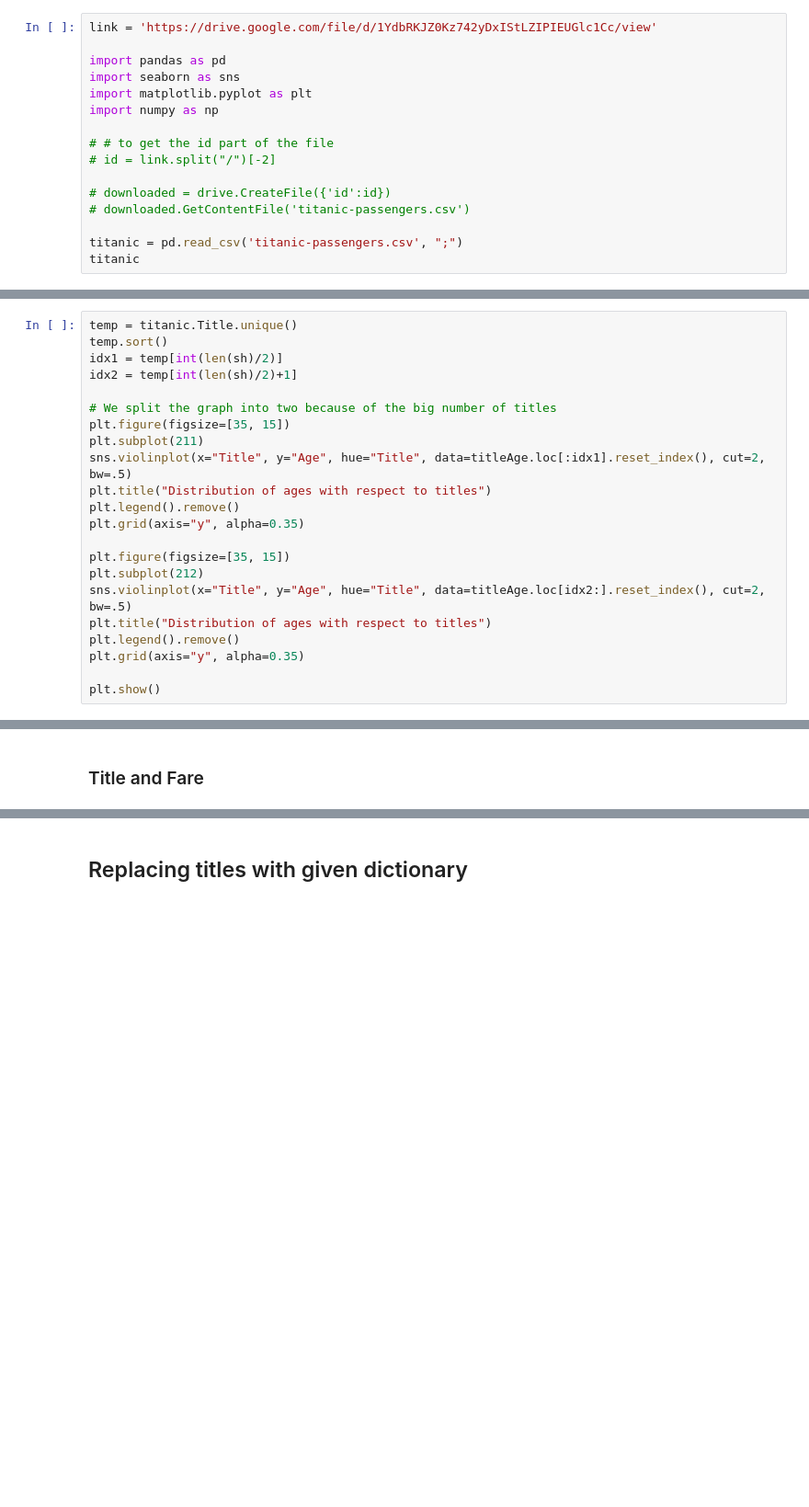
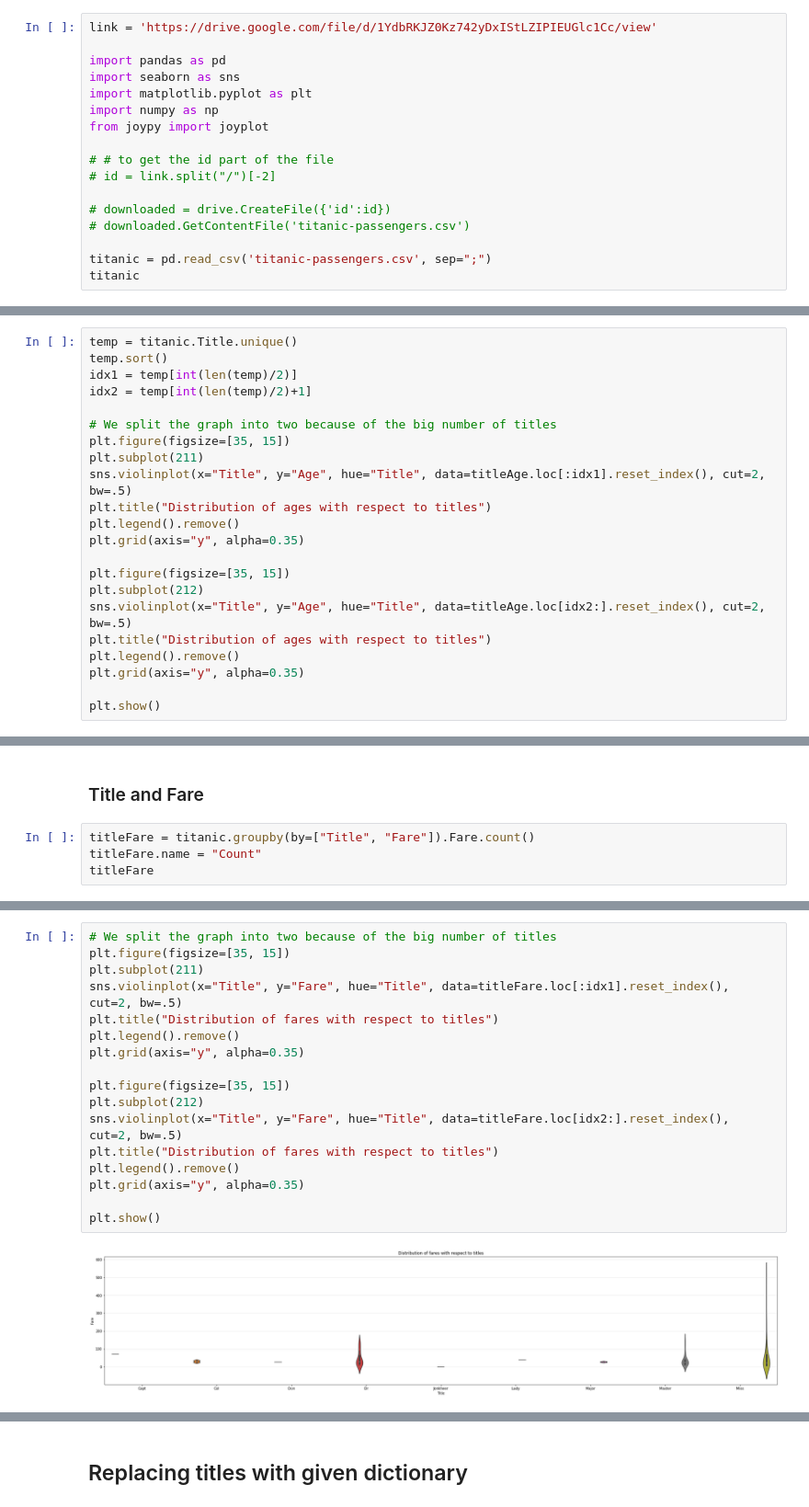
Before and after one commit to beriagraphics/SIC, a Jupyter notebook: Checkpoint_Data_Visualization_[Farouk_BLIDI].ipynb, the cells around one changed output, grey strips where cells are left out. Shown: that part at 92% size. Saved outputs shown, nothing was run; the diff lists cells and outputs as text; blank space fills up the shorter version.

```diff
--- a/Checkpoint_Data_Visualization_[Farouk_BLIDI].ipynb
+++ b/Checkpoint_Data_Visualization_[Farouk_BLIDI].ipynb
@@ -23,6 +23,7 @@ import pandas as pd
 import seaborn as sns
 import matplotlib.pyplot as plt
 import numpy as np
+from joypy import joyplot
 
 # # to get the id part of the file
 # id = link.split("/")[-2]
@@ -30,7 +31,7 @@ import numpy as np
 # downloaded = drive.CreateFile({'id':id})
 # downloaded.GetContentFile('titanic-passengers.csv')
 
-titanic = pd.read_csv('titanic-passengers.csv', ";")
+titanic = pd.read_csv('titanic-passengers.csv', sep=";")
 titanic
 # %% [output]
 |  | PassengerId | Survived | Pclass | Name | Sex | Age | SibSp | Parch | Ticket | Fare | ... |
@@ -506,8 +507,8 @@ Name: Count, Length: 205, dtype: int64
 # %%
 temp = titanic.Title.unique()
 temp.sort()
-idx1 = temp[int(len(sh)/2)]
-idx2 = temp[int(len(sh)/2)+1]
+idx1 = temp[int(len(temp)/2)]
+idx2 = temp[int(len(temp)/2)+1]
 
 # We split the graph into two because of the big number of titles
 plt.figure(figsize=[35, 15])
@@ -530,3 +531,7 @@ plt.show()
 [figure]
 # %% [markdown]
 ### Title and Fare
+# %%
+titleFare = titanic.groupby(by=["Title", "Fare"]).Fare.count()
+titleFare.name = "Count"
+titleFare
@@ -532,0 +552,19 @@ plt.show()
+# %%
+# We split the graph into two because of the big number of titles
+plt.figure(figsize=[35, 15])
+plt.subplot(211)
+sns.violinplot(x="Title", y="Fare", hue="Title", data=titleFare.loc[:idx1].reset_index(), cut=2, bw=.5)
+plt.title("Distribution of fares with respect to titles")
+plt.legend().remove()
+plt.grid(axis="y", alpha=0.35)
+
+plt.figure(figsize=[35, 15])
+plt.subplot(212)
+sns.violinplot(x="Title", y="Fare", hue="Title", data=titleFare.loc[idx2:].reset_index(), cut=2, bw=.5)
+plt.title("Distribution of fares with respect to titles")
+plt.legend().remove()
+plt.grid(axis="y", alpha=0.35)
+
+plt.show()
+# %% [output]
+[figure, added]
```
Also changed, not shown: parts of 9 cells of this notebook.
